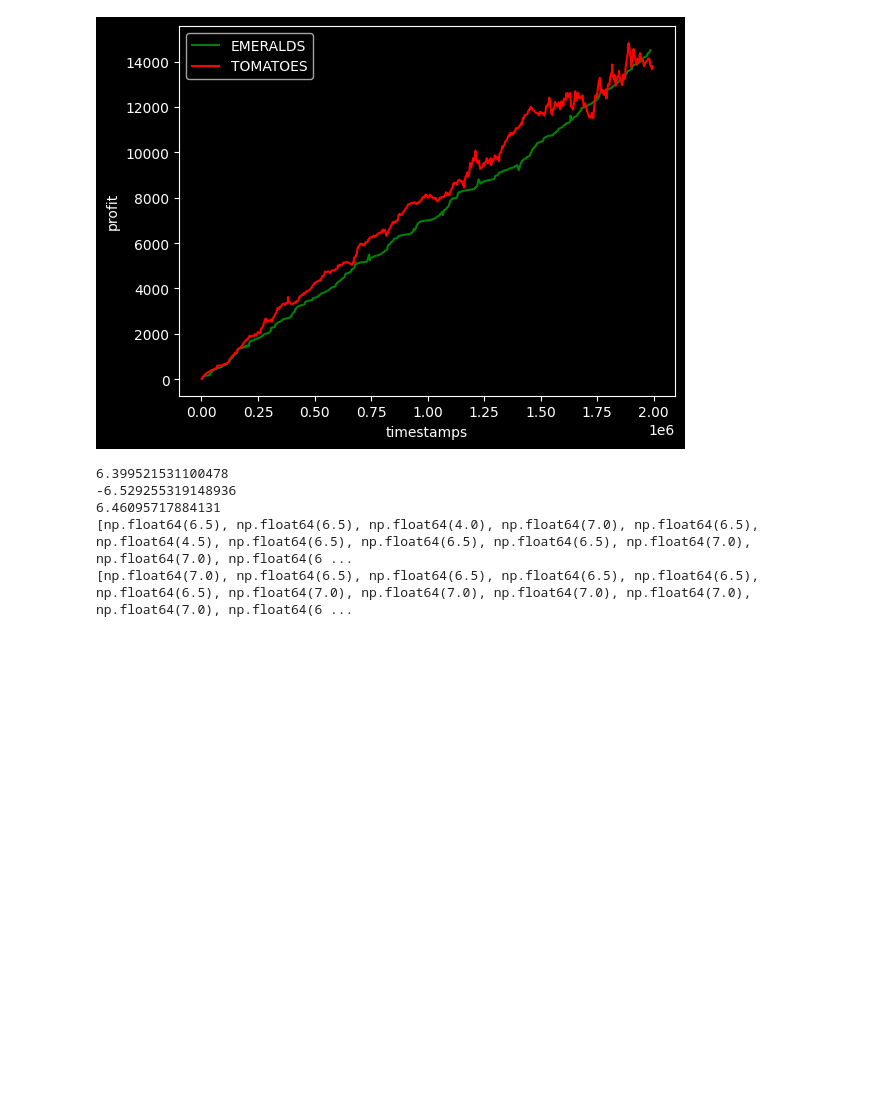
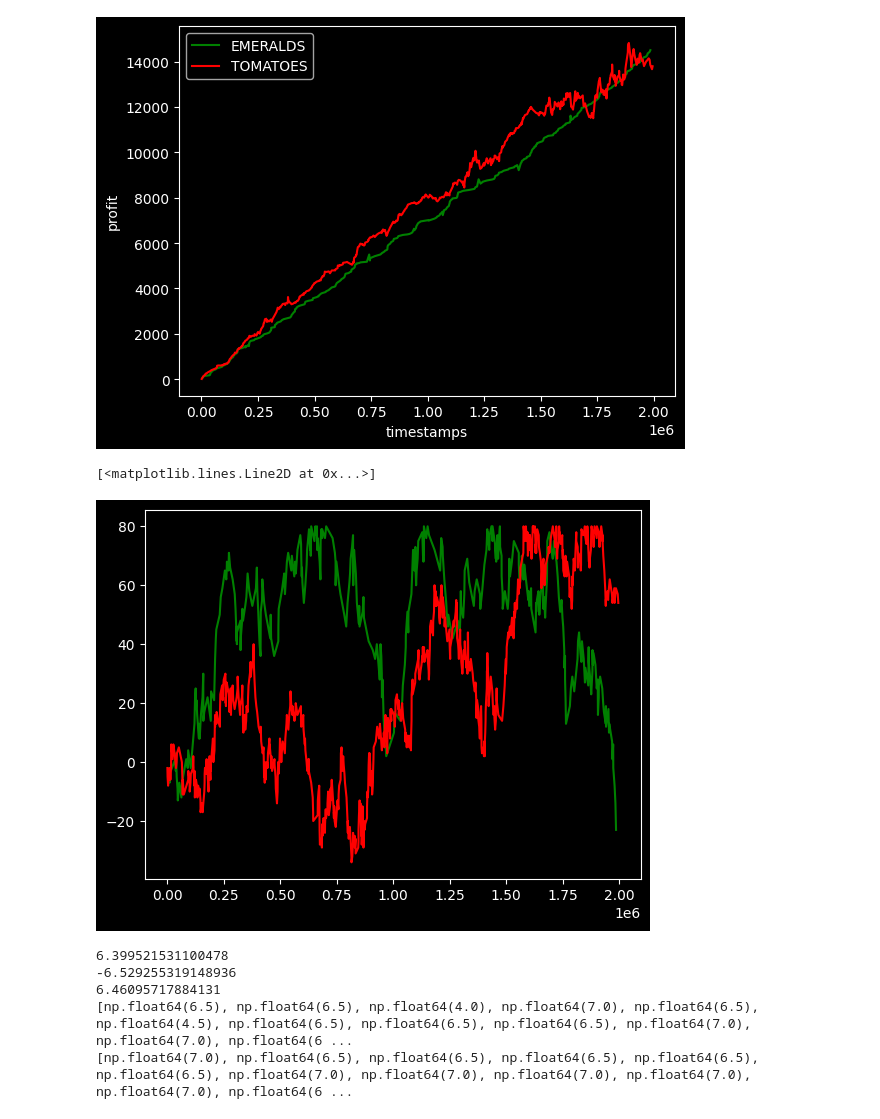
Before and after one commit to ian6234/prosperity-4, a Jupyter notebook: round-0-analysis.ipynb, the cells around one changed output. Cells and saved outputs as stored; diff of their text form; code cells hidden in the pictures; blank space fills up the shorter version.

```diff
--- a/round-0-analysis.ipynb
+++ b/round-0-analysis.ipynb
@@ -89,14 +89,17 @@ plt.show()
 # %% [output]
 [figure]
 # %%
+from algo_test import Trader
 from backtest_logic import Backtester
 # run the backtester
-bt = Backtester()
+algo = Trader()
+bt = Backtester(algo)
 bt.run()
 # %%
 
 profit_loss = {"EMERALDS": [], "TOMATOES": []}
 trade_timestamps = {"EMERALDS": [], "TOMATOES": []}
+position_log ={"EMERALDS": [], "TOMATOES": []}
 for product in bt.trade_log:
     position = 0
     cash = 0
@@ -111,6 +114,7 @@ for product in bt.trade_log:
         mid_price = mid_price[mid_price['timestamp'] == int(trade.timestamp)]['mid_price']
         profit_loss[product].append(cash + position * float(mid_price.values[0]))
         trade_timestamps[product].append(int(trade.timestamp))
+        position_log[product].append(position)
     print(f'2-day PnL on {product}: {profit_loss[product][-1]}')
 
 plt.plot(trade_timestamps["EMERALDS"], profit_loss['EMERALDS'], label='EMERALDS', color='green')
@@ -123,6 +127,12 @@ plt.ylabel('profit')
 2-day PnL on TOMATOES: 13801.0
 Text(0, 0.5, 'profit')
 [figure]
+# %%
+plt.plot(trade_timestamps["EMERALDS"], position_log['EMERALDS'], label='EMERALDS', color='green')
+plt.plot(trade_timestamps["TOMATOES"], position_log['TOMATOES'], label='TOMATOES', color='red')
+# %% [output]
+[<matplotlib.lines.Line2D at 0x...>]
+[figure, added]
 # %%
 trades_data = pd.read_csv('data/TUTORIAL_ROUND_1/trades_round_0_day_-2.csv', header=0, sep=';')
 tomato_trades = trades_data[trades_data['symbol'] == 'TOMATOES']
```
Also changed, not shown: 4 other files.
